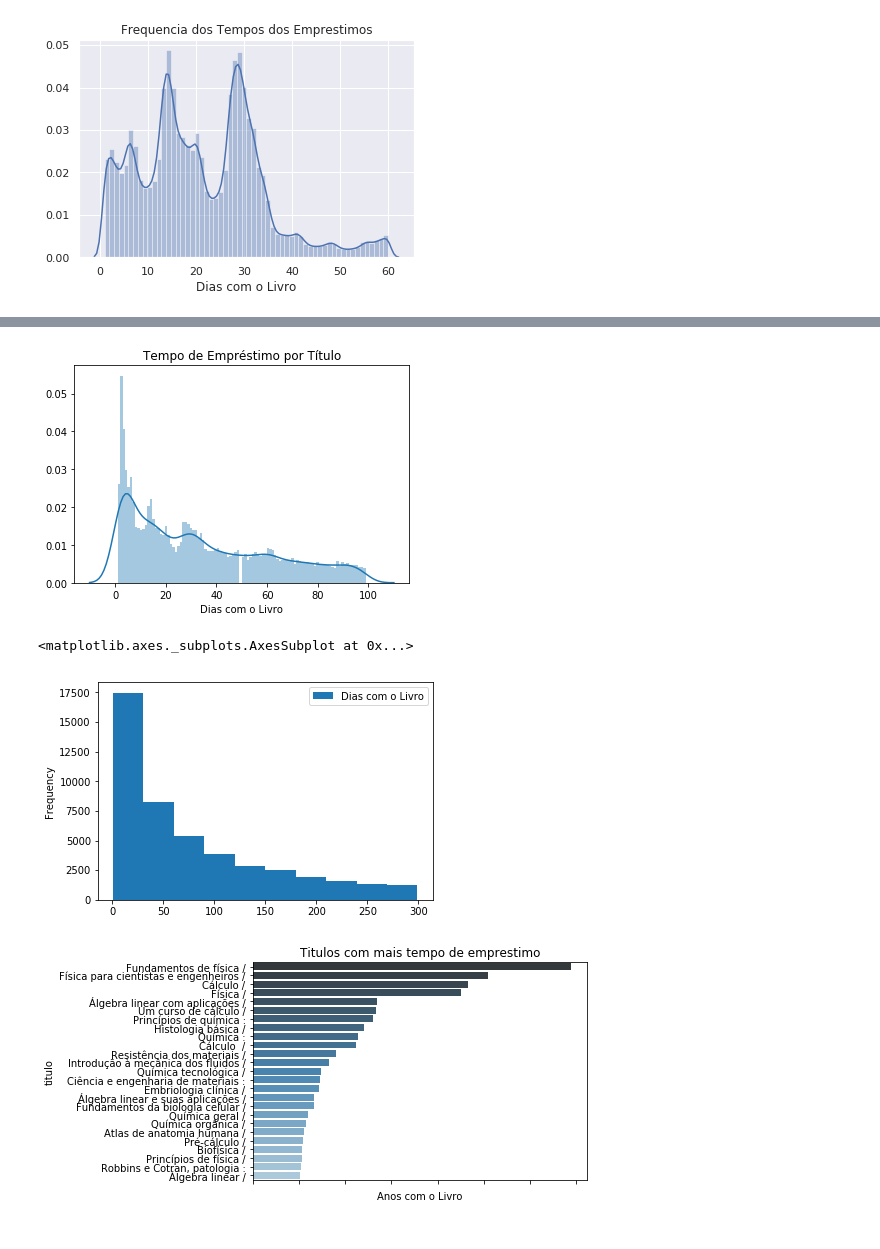
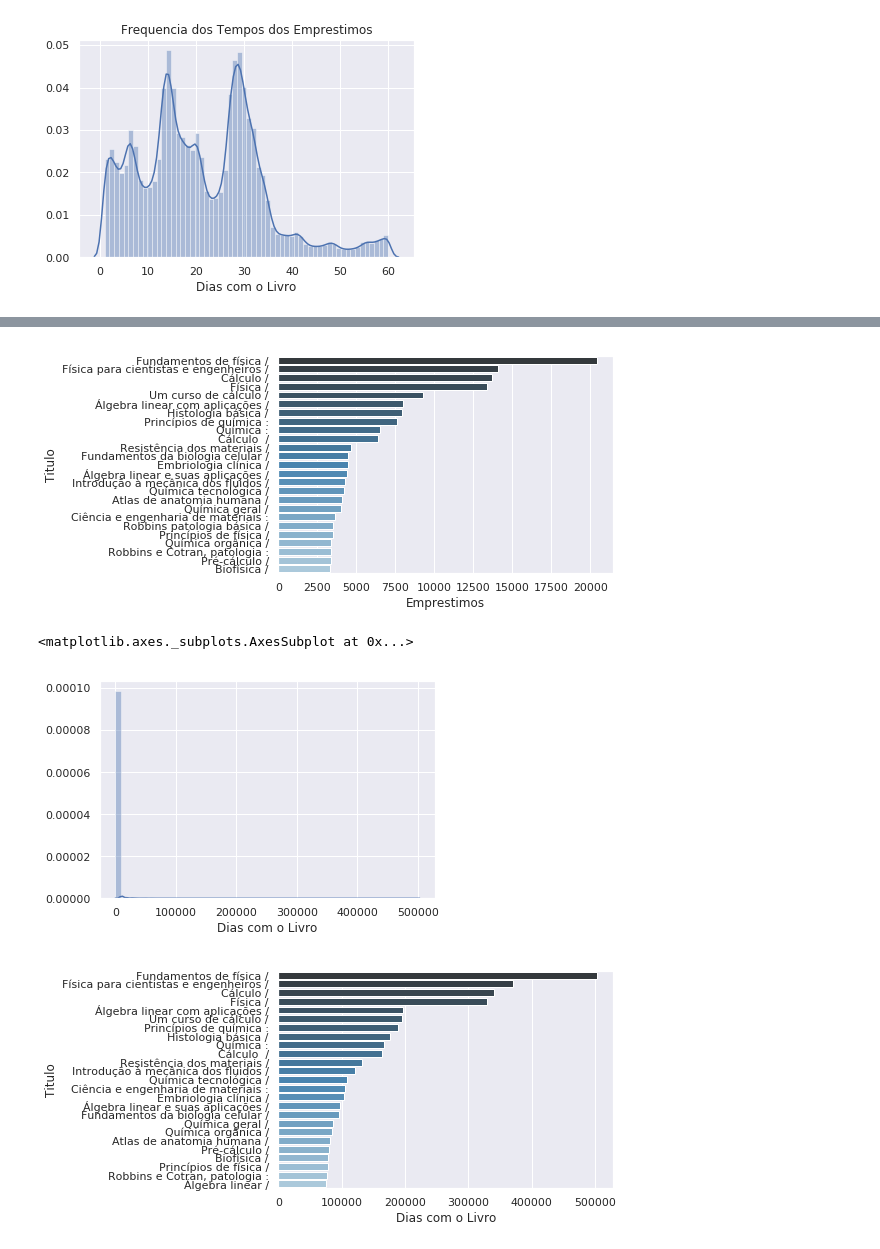
Before and after one commit to JohnVithor/Data_Science_2019_U2, a Jupyter notebook: Biblioteca.ipynb, the cells around one changed output, grey strips where cells are left out. Cells and saved outputs as stored; diff of their text form; code cells hidden in the pictures.

```diff
--- a/Biblioteca.ipynb
+++ b/Biblioteca.ipynb
@@ -164,5 +112,6 @@ codigos_livros_emprestados = pd.DataFrame(codigos_livros_emprestados)
 codigos_livros_emprestados = codigos_livros_emprestados.reset_index()
 codigos_livros_emprestados.columns = ["codigo_barras", "count"]
 # %%
-bib_ex = exemplares[["registro_sistema", "codigo_barras", "localizacao"]]
-exe_acer = exemplares_acervo[["registro_sistema", "titulo", "sub_titulo", "assunto", "autor", "isbn"]]
+# Simplificando os dados do acervo, selecionando algumas colunas
+bib_ex = exemplares[["registro_sistema", "codigo_barras"]]
+exe_acer = exemplares_acervo[["registro_sistema", "titulo", "sub_titulo"]]
@@ -288,16 +247,17 @@ livros_interessantes_plot_d = livros_interessantes_plot.drop_duplicates("titulo"
 # %%
 livros_interessantes_plot_d.columns = ["Titulo", "Dias com o Livro"]
 # %%
-g = sns.distplot(livros_interessantes_plot_d[livros_interessantes_plot_d["Dias com o Livro"] < 100]["Dias com o Livro"], bins=100)
-g.set_title("Tempo de Empréstimo por Título")
+g = sns.barplot(data=livros_interessantes_plot_d.head(25), x="Emprestimos", y="Titulo", palette="Blues_d", orient="h")
+#g.set_title("Número de Empréstimos por Título")
+#g.set_xticklabels(g.get_xticklabels(), rotation=90)
 #livros_interessantes_plot_d[(livros_interessantes_plot_d["Dias com o Livro"] <= 100)].plot.hist(bins=100, figsize=(10,6), title = "Tempo de Empréstimo por Título")
 plt.show()
 # %% [output]
-[figure, old version]
+[figure, new version]
 # %%
-#sns.distplot(livros_interessantes_plot_d[livros_interessantes_plot_d["Dias com o Livro"] < 300]["Dias com o Livro"])
-livros_interessantes_plot_d[livros_interessantes_plot_d["Dias com o Livro"] < 300].plot.hist()
+sns.distplot(livros_interessantes_plot_d["Dias com o Livro"])
+#livros_interessantes_plot_d[livros_interessantes_plot_d["Dias com o Livro"] < 300].plot.hist()
 # %% [output]
 <matplotlib.axes._subplots.AxesSubplot at 0x...>
-[figure, old version]
+[figure, new version]
 # %%
@@ -307,9 +267,9 @@ livros_25["Anos com o Livro"] = livros_25.dias_com_livro/365
 # %%
 livros_25 = livros_25.reset_index()
 # %%
-g = sns.barplot(data=livros_25, x="Anos com o Livro", y="titulo", palette="Blues_d")
+sns.barplot(data=livros_25, x="Dias com o Livro", y="Titulo", palette="Blues_d")
 g.set_title("Titulos com mais tempo de emprestimo")
 g.set_xticklabels(g.get_xticklabels(), rotation=45)
 plt.show()
 # %% [output]
-[figure, old version]
+[figure, new version]
```
Also changed, not shown: parts of 31 cells of this notebook.
